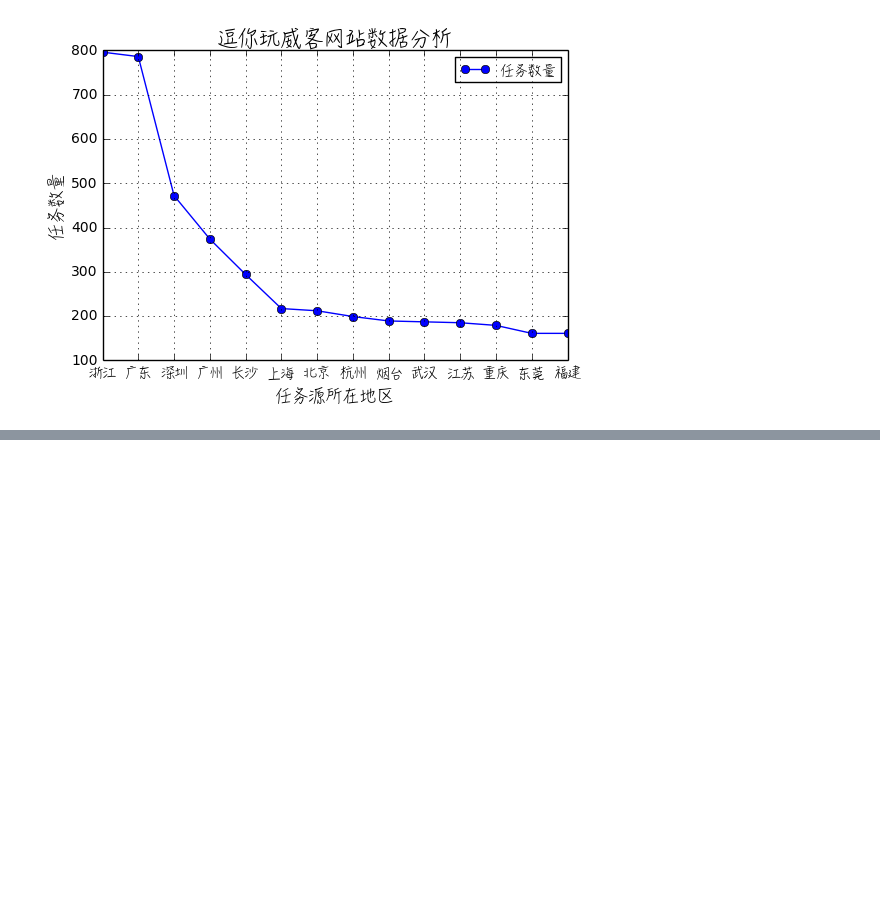
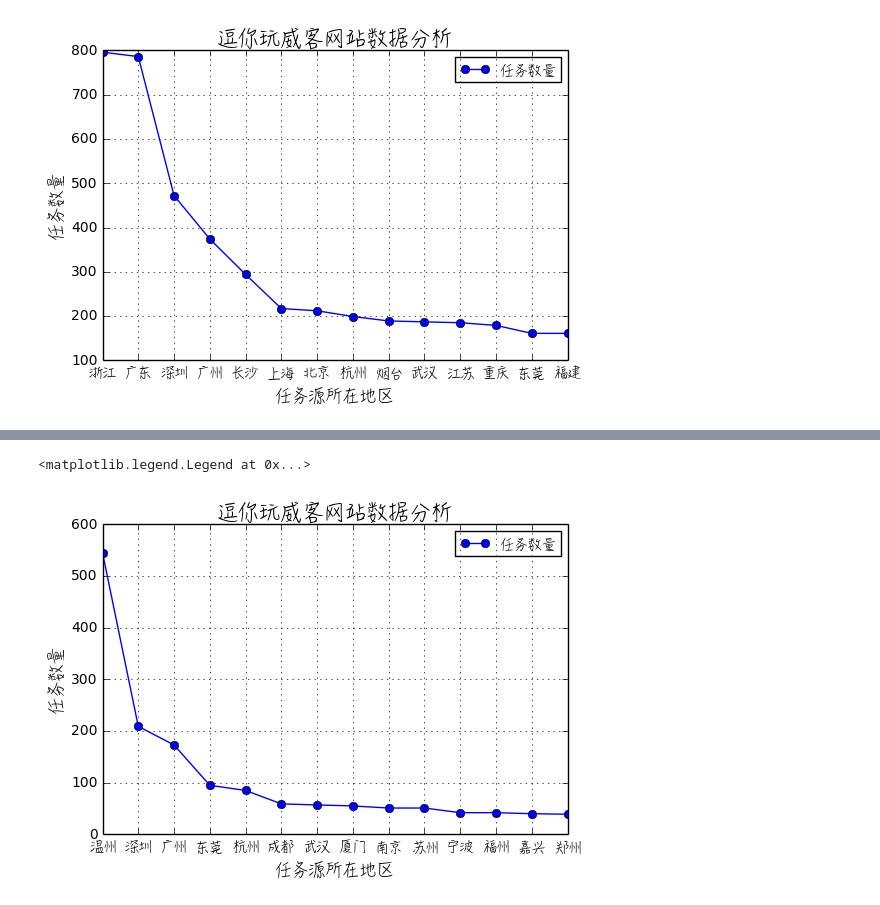
Before and after one commit to chengang545/dataMining, a Jupyter notebook: Untitled2.ipynb, the cells around one changed output, grey strips where cells are left out. Drawn from its saved outputs; the diff is of its cells as text; code cells hidden in the pictures; blank space fills up the shorter version.

```diff
--- a/Untitled2.ipynb
+++ b/Untitled2.ipynb
@@ -94,0 +115,19 @@ NameError: name 'c' is not defined
+# %%
+fig = plt.figure()#定义一个图片
+ax = fig.add_subplot(111)#划分1行1列选第1块。
+x = ax.xaxis#获取x,y轴坐标
+y = ax.yaxis
+xmajorLocator = matplotlib.ticker.MultipleLocator(1)#设定主 X 轴间隔为1的倍数
+x.set_major_locator(xmajorLocator)
+ax.set_xticklabels("abcdefg",fontproperties=zhfont2)#设定 X 轴坐标标签
+
+df.iloc[:,-1].value_counts().iloc[1:15].plot(color=(0,0,1),marker='o')#图形化显示，选定RGB颜色，选定标记为点
+
+plt.title(u"逗你玩威客网站数据分析",fontproperties=zhfont2,size=15)
+#plt.text(0.5,0.5,u"北国风光",fontproperties=zhfont2,size=30)
+plt.xlabel(u"任务源所在地区",fontproperties=zhfont2,size=12)
+plt.ylabel(u"任务数量",fontproperties=zhfont2,size=12)
+plt.legend((u"任务数量",), loc='upper right',prop=zhfont2)
+# %% [output]
+<matplotlib.legend.Legend at 0x...>
+[figure, added]
```
Also changed, not shown: parts of 8 cells of this notebook.
